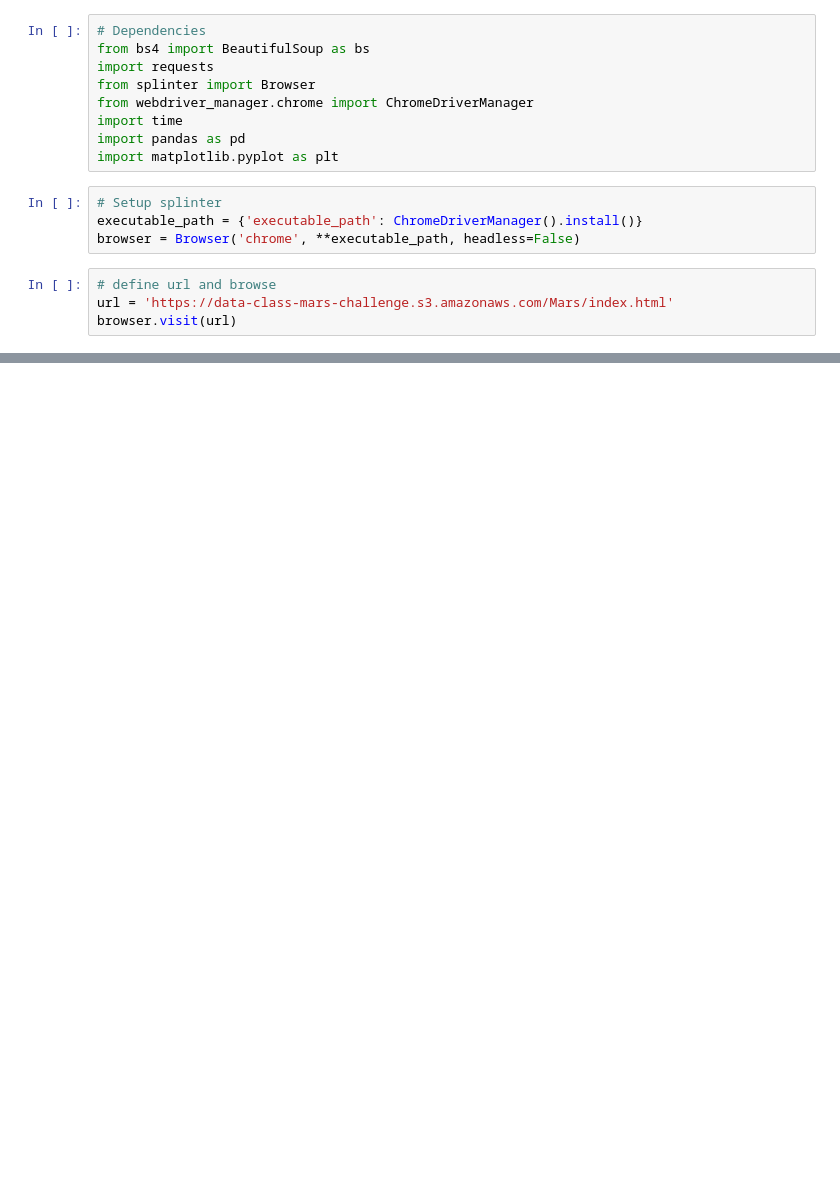
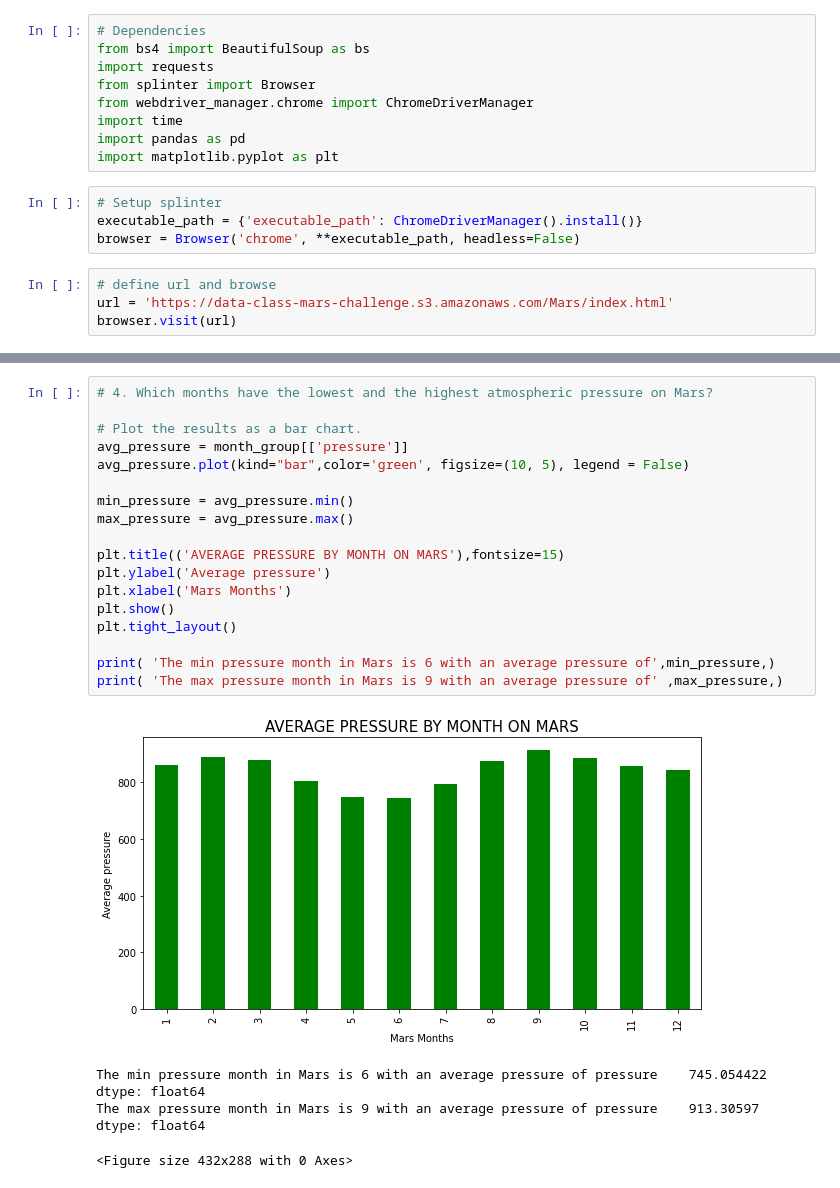
Before and after one commit to sandovalj60/Web-scraping-Challenge, a Jupyter notebook: mars_data_challenge_part_2.ipynb, the cells around one changed output, grey strips where cells are left out. Cells and saved outputs as stored; diff of their text form; blank space fills up the shorter version.

```diff
--- a/mars_data_challenge_part_2.ipynb
+++ b/mars_data_challenge_part_2.ipynb
@@ -53,0 +167,25 @@ for row in rows:
+# %%
+# 4. Which months have the lowest and the highest atmospheric pressure on Mars?
+
+# Plot the results as a bar chart.
+avg_pressure = month_group[['pressure']]
+avg_pressure.plot(kind="bar",color='green', figsize=(10, 5), legend = False)
+
+min_pressure = avg_pressure.min()
+max_pressure = avg_pressure.max()
+
+plt.title(('AVERAGE PRESSURE BY MONTH ON MARS'),fontsize=15)
+plt.ylabel('Average pressure')
+plt.xlabel('Mars Months')
+plt.show()
+plt.tight_layout()
+
+print( 'The min pressure month in Mars is 6 with an average pressure of',min_pressure,)
+print( 'The max pressure month in Mars is 9 with an average pressure of' ,max_pressure,)
+# %% [output]
+[figure, added]
+The min pressure month in Mars is 6 with an average pressure of pressure    745.054422
+dtype: float64
+The max pressure month in Mars is 9 with an average pressure of pressure    913.30597
+dtype: float64
+<Figure size 432x288 with 0 Axes>
```
Also changed, not shown: parts of 17 cells of this notebook, 1 other file.
